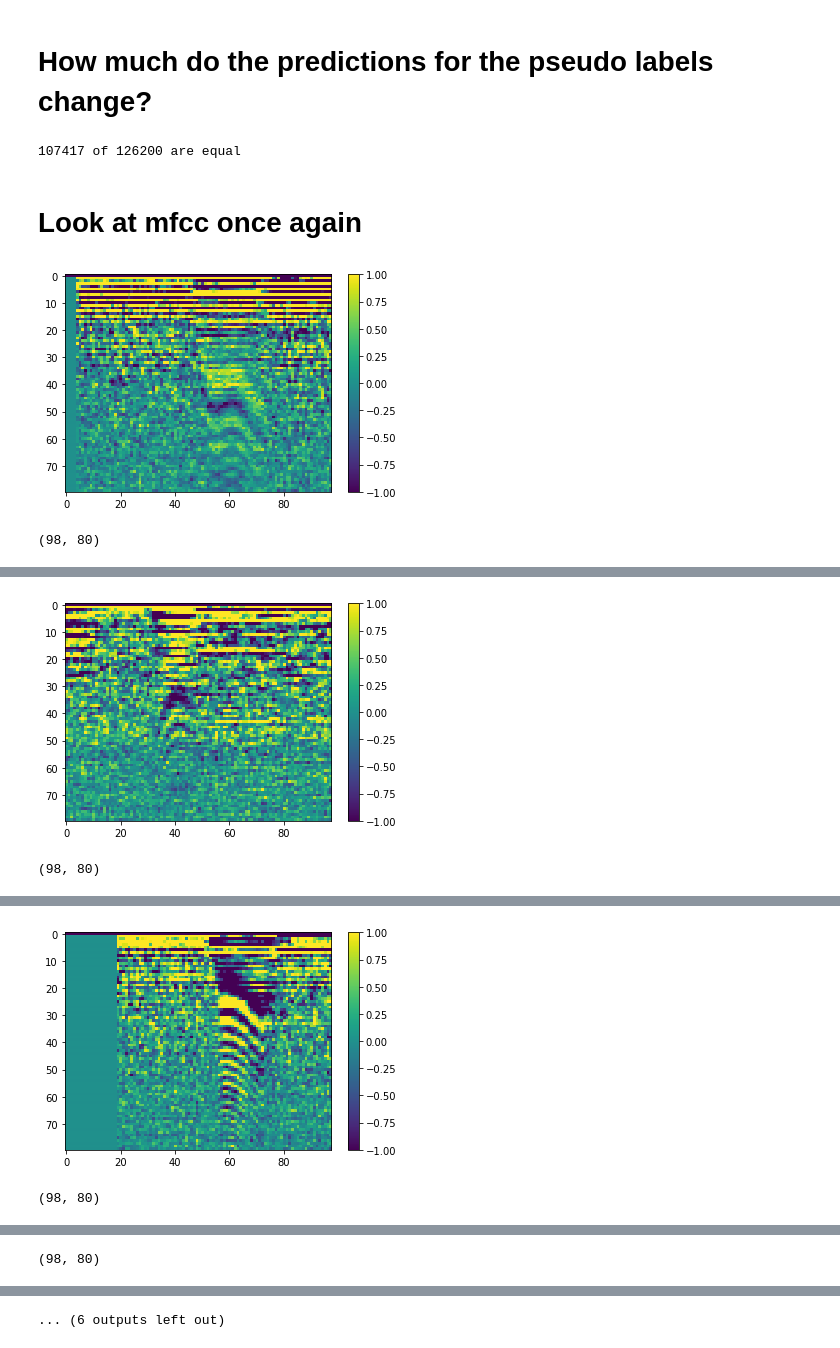
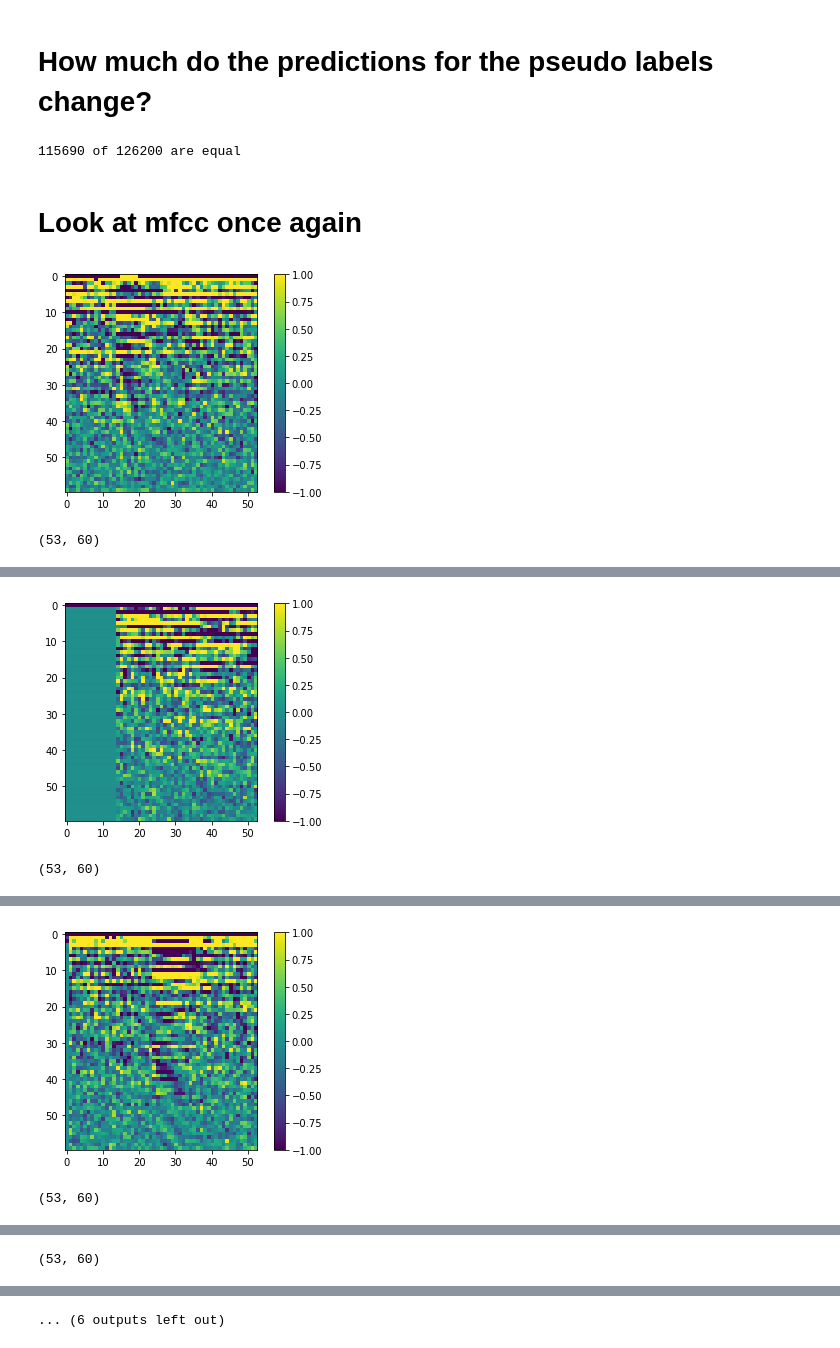
Before and after one commit to see--/speech_recognition, a Jupyter notebook: explore.ipynb, the cells around one changed output, grey strips where cells are left out. Saved outputs shown, nothing was run; the diff lists cells and outputs as text; code cells hidden in the pictures.

Commit message:
Training 122: Use only the lower log_mel_features

```diff
--- a/explore.ipynb
+++ b/explore.ipynb
@@ -380,7 +380,7 @@ for i in list(reversed(range(sub.shape[0])))[offset:]:
 # %% [output]
 FileNotFoundError: File b'sub' does not exist
 # %%
-sub = pd.read_csv('submission_118_all_labels.csv')
+sub = pd.read_csv('submission_120_all_labels.csv')
 indices = np.arange(sub.shape[0])
 np.random.shuffle(indices)
 label2int = get_label2int(wanted_only=True)
@@ -389,12 +389,10 @@ for i in indices:
     if disp_count >= 5:
         break
     label = sub.loc[i, 'label']
-    if label == 'one':
+    if label == 'up':
         fn = jp('data', 'test', 'audio', sub.loc[i, 'fname'])
         rate, data = wf.read(fn)
         data = np.float32(data) / 32767
-        # data = np.sqrt(data) + 0.5
-        # data = 10 ** (data) - 1.0
         plot_audio(data, normed=True)
         print(fn, label)
         float_audio(data, autoplay=True)
@@ -1617,7 +1615,7 @@ print(attention_val.sum())
 # How much do the predictions for the pseudo labels change?
 # %%
 # load current best
-sub = pd.read_csv('submission_116b_tta_silentloudleftleft_all_labels.csv')
+sub = pd.read_csv('submission_120_all_labels.csv')
 pseudo_fns = sorted(glob('data/pseudo/audio/*/*.wav'))
 pseudo_preds = {os.path.basename(fn): os.path.basename(os.path.dirname(fn)) for fn in pseudo_fns}
 num_equal = 0
@@ -1633,7 +1631,7 @@ for i in range(sub.shape[0]):
 print("%d of %d are equal" % (num_equal, num_pseudo))
 # --> OMG almost all "pseudo labels" remain unchanged -.-
 # %% [output]
-107417 of 126200 are equal
+115690 of 126200 are equal
 # %%
 59078 of 126200 are equal
 # %% [markdown]
@@ -1644,13 +1642,13 @@ sample_rate = 16000.0
 pcm = tf.placeholder(tf.float32, [None, sample_rate])
 
 # A 1024-point STFT with frames of 64 ms and 75% overlap.
-stfts = tf.contrib.signal.stft(pcm, frame_length=480, frame_step=160,
+stfts = tf.contrib.signal.stft(pcm, frame_length=400, frame_step=300,
                                fft_length=None)
 spectrograms = tf.abs(stfts)
 
 # Warp the linear scale spectrograms into the mel-scale.
 num_spectrogram_bins = stfts.shape[-1].value
-lower_edge_hertz, upper_edge_hertz, num_mel_bins = 100.0, 8000.0, 80
+lower_edge_hertz, upper_edge_hertz, num_mel_bins = 200.0, 8000.0, 80
 linear_to_mel_weight_matrix = tf.contrib.signal.linear_to_mel_weight_matrix(
   num_mel_bins, num_spectrogram_bins, sample_rate, lower_edge_hertz,
   upper_edge_hertz)
@@ -1664,40 +1662,40 @@ log_mel_spectrograms = tf.log(mel_spectrograms + 1e-6)
 
 # Compute MFCCs from log_mel_spectrograms and take the first 13.
 mfccs = tf.contrib.signal.mfccs_from_log_mel_spectrograms(
-  log_mel_spectrograms)[..., :]  # :13
+  log_mel_spectrograms)[..., :60]  # :13
 # %%
 print()
 # %%
 train_fns = sorted(glob('data/train/audio/*/*.wav'))
 np.random.shuffle(train_fns)
 disp_count = 0
 with tf.Session() as sess:
     for fn in train_fns:
         if disp_count > 5:
             break
         label = fn.split('/')[-2]
-        if label == 'off':
+        if label == 'up':
             rate, data = wf.read(fn)
             data = np.float32(data) / 32767
             data = pad_crop(data)
             data = data.reshape((1, -1))
             mfcc_val = sess.run(mfccs, {pcm: data}).squeeze()
             # mfcc_val = (mfcc_val - mfcc_val.mean())
             mfcc_val = np.clip(mfcc_val, -1.0, 1.0)
             plt.imshow(mfcc_val.T)
             plt.colorbar()
             plt.show()
             print(mfcc_val.shape)
             disp_count += 1
             display(Audio(fn, autoplay=True))
             sleep(1)
 # %% [output]
-[figure, old version]
+[figure, new version]
-(98, 80)
+(53, 60)
 [interactive output not drawn]
-[figure, old version]
+[figure, new version]
-(98, 80)
+(53, 60)
 [interactive output not drawn]
-[figure, old version]
+[figure, new version]
-(98, 80)
+(53, 60)
 [interactive output not drawn]
@@ -1705,3 +1703,3 @@ with tf.Session() as sess:
-(98, 80)
+(53, 60)
 [interactive output not drawn]
 ... (6 outputs left out)
```
Also changed, not shown: parts of 2 cells of this notebook, 4 other files.
